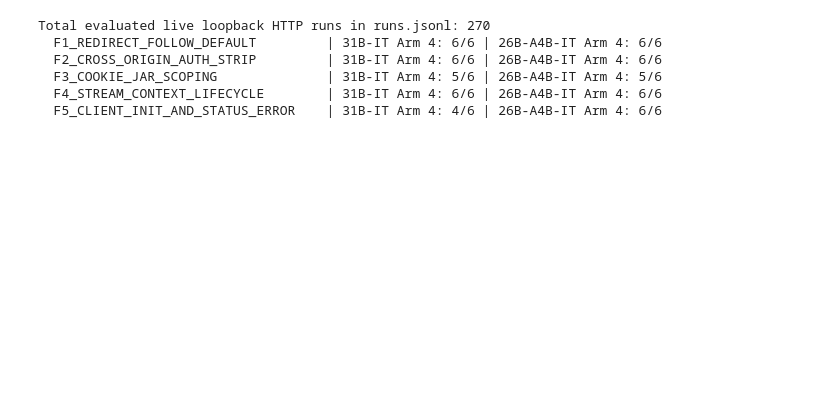
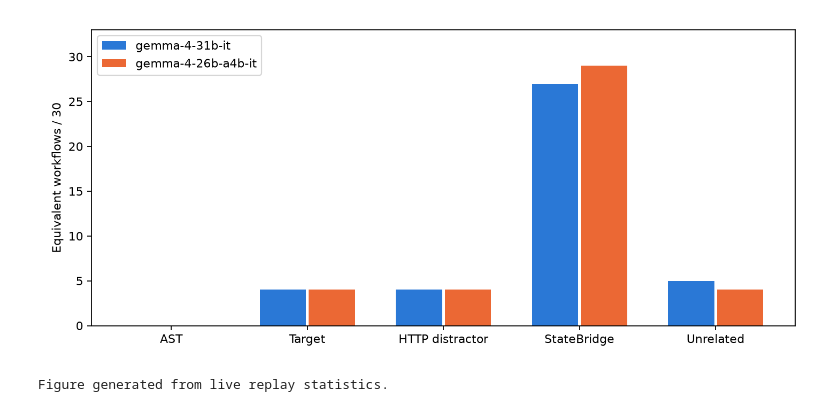
Before and after one commit to GGGODLIN/gemma4-state-bridge, a Jupyter notebook: notebooks/reproduce_statebridge.ipynb, the cells around one changed output. Cells and saved outputs as stored; diff of their text form; code cells hidden in the pictures; blank space fills up the shorter version.

```diff
--- a/notebooks/reproduce_statebridge.ipynb
+++ b/notebooks/reproduce_statebridge.ipynb
@@ -51,10 +111,8 @@ Live 270-run SSOT replay completed in: 11.062s (recorded benchmark=8.507s < 15s)
 # %%
-for model_key in ("gemma-4-31b-it", "gemma-4-26b-a4b-it"):
-  m = ssot["models"][model_key]
-  print(f"\n=== Model: {model_key} ({m['full_model_id']}) ===")
-  for arm_id, arm_obj in m["arms"].items():
-    rate_pct = arm_obj["solve_rate"] * 100
-    print(f"  {arm_id:22s}: {rate_pct:5.1f}% ({arm_obj['pass_count']}/30) | prompt_tok={arm_obj['mean_prompt_tokens']} | thought_chars={arm_obj['mean_thought_chars']}")
-  for cmp_key, cmp_obj in m["paired_comparisons"].items():
-    print(f"  [{cmp_key}] diff=+{cmp_obj['diff']*100:.1f}% | discordant={cmp_obj['discordant_a_wins']}:{cmp_obj['discordant_b_wins']} | McNemar p={cmp_obj['mcnemar_p']} | 95% CI=[{cmp_obj['ci95_low']*100:.1f}%, {cmp_obj['ci95_high']*100:.1f}%]")
+for model_key, model in ssot["models"].items():
+  print(f"\n=== {model_key} ===")
+  for arm_id, arm in model["arms"].items():
+    print(f"{arm_id}: {arm['solve_rate']*100:.1f}% ({arm['pass_count']}/{arm['total']})")
+  for comparison, stats in model["paired_comparisons"].items():
+    print(f"{comparison}: p={stats['mcnemar_p']}, discordant={stats['discordant_a_wins']}:{stats['discordant_b_wins']}, CI=[{stats['ci95_low']*100:.1f}%, {stats['ci95_high']*100:.1f}%]")
 # %% [output]
@@ -78,14 +136,27 @@ for model_key in ("gemma-4-31b-it", "gemma-4-26b-a4b-it"):
-# %%
-runs = [json.loads(line) for line in (ROOT / "artifacts" / "runs.jsonl").read_text(encoding="utf-8").splitlines() if line.strip()]
-print(f"Total evaluated live loopback HTTP runs in runs.jsonl: {len(runs)}")
-for fam in ("F1_REDIRECT_FOLLOW_DEFAULT", "F2_CROSS_ORIGIN_AUTH_STRIP", "F3_COOKIE_JAR_SCOPING", "F4_STREAM_CONTEXT_LIFECYCLE", "F5_CLIENT_INIT_AND_STATUS_ERROR"):
-  p31 = ssot["models"]["gemma-4-31b-it"]["arms"]["arm4_callgraph_slice"]["by_family"][fam]["pass_count"]
-  p26 = ssot["models"]["gemma-4-26b-a4b-it"]["arms"]["arm4_callgraph_slice"]["by_family"][fam]["pass_count"]
-  print(f"  {fam:34s} | 31B-IT Arm 4: {p31}/6 | 26B-A4B-IT Arm 4: {p26}/6")
-# %% [output]
-Total evaluated live loopback HTTP runs in runs.jsonl: 270
-  F1_REDIRECT_FOLLOW_DEFAULT         | 31B-IT Arm 4: 6/6 | 26B-A4B-IT Arm 4: 6/6
-  F2_CROSS_ORIGIN_AUTH_STRIP         | 31B-IT Arm 4: 6/6 | 26B-A4B-IT Arm 4: 6/6
-  F3_COOKIE_JAR_SCOPING              | 31B-IT Arm 4: 5/6 | 26B-A4B-IT Arm 4: 5/6
-  F4_STREAM_CONTEXT_LIFECYCLE        | 31B-IT Arm 4: 6/6 | 26B-A4B-IT Arm 4: 6/6
-  F5_CLIENT_INIT_AND_STATUS_ERROR    | 31B-IT Arm 4: 4/6 | 26B-A4B-IT Arm 4: 6/6
+# %%
+if ROOT is not None:
+  import matplotlib
+  matplotlib.use("Agg")
+  import matplotlib.pyplot as plt
+  from IPython.display import Image, display
+  order = list(ssot["models"]["gemma-4-31b-it"]["arms"])
+  fig, ax = plt.subplots(figsize=(9, 4))
+  for i, (model_key, model) in enumerate(ssot["models"].items()):
+    ax.bar([j + i * 0.36 for j in range(len(order))],
+           [model["arms"][arm]["pass_count"] for arm in order],
+           width=0.34, label=model_key, color=("#2a78d6", "#eb6834")[i])
+  ax.set_xticks([j + 0.18 for j in range(len(order))], ["AST", "Target", "HTTP distractor", "StateBridge", "Unrelated"])
+  ax.set_ylabel("Equivalent workflows / 30")
+  ax.set_ylim(0, 33)
+  ax.legend()
+  fig.tight_layout()
+  figure_path = replay_dir / "live_solve_rates.png"
+  fig.savefig(figure_path, dpi=160)
+  plt.close(fig)
+  display(Image(filename=str(figure_path)))
+  print("Figure generated from live replay statistics.")
+else:
+  print("SUMMARY ONLY: figures were not recomputed.")
+# %% [output]
+[figure, added]
+Figure generated from live replay statistics.
```
Also changed, not shown: parts of 7 cells of this notebook, 31 other files.
